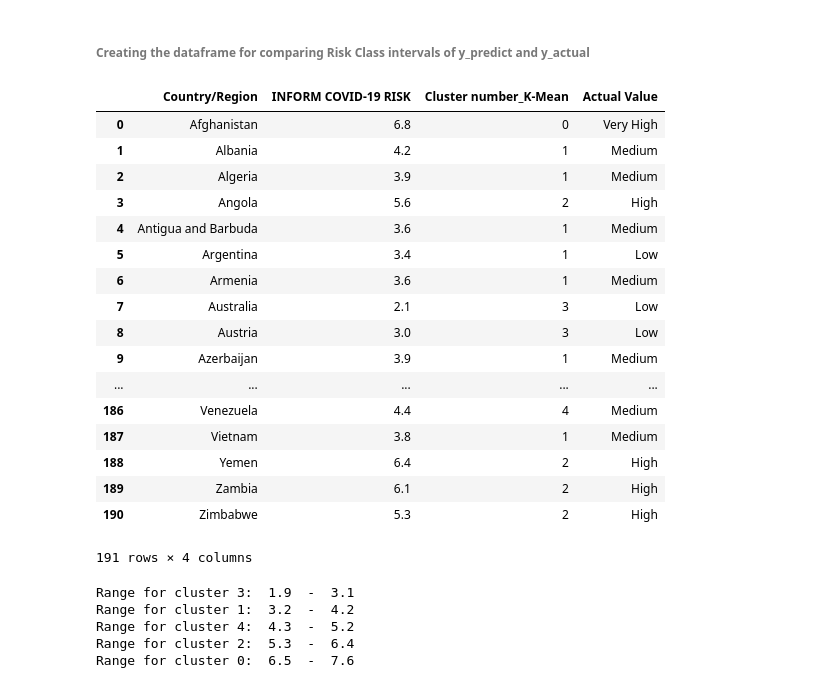
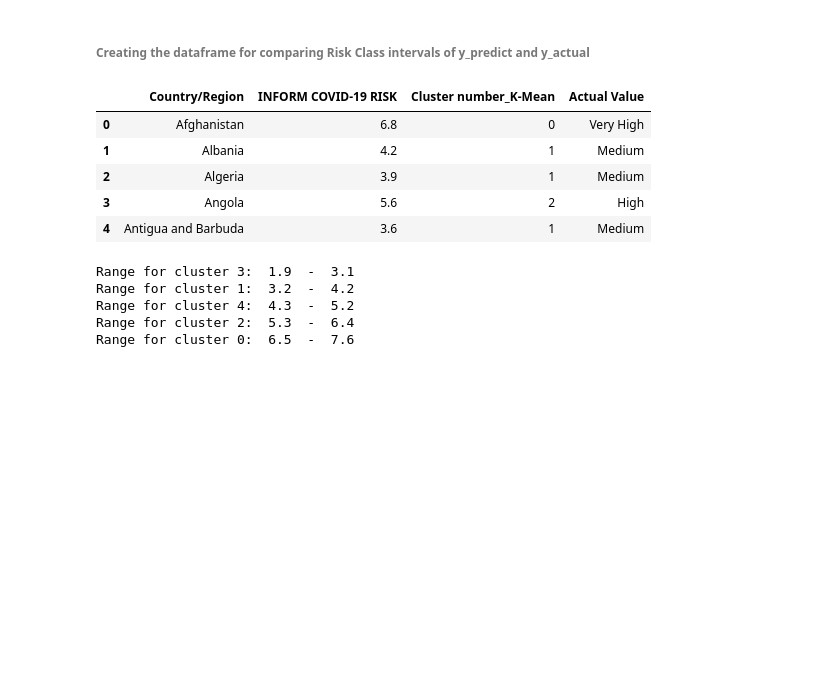
Before and after one commit to namitachhibba/COVID-19_ClusteringAnalysis, a Jupyter notebook: COVID-19 Project-V2-Clustering-Risk Data.ipynb, the cells around one changed output. Cells and saved outputs as stored; diff of their text form; code cells hidden in the pictures; blank space fills up the shorter version.

```diff
--- a/COVID-19 Project-V2-Clustering-Risk Data.ipynb
+++ b/COVID-19 Project-V2-Clustering-Risk Data.ipynb
@@ -13,6 +15,7 @@ import matplotlib.pyplot as plt
 # %% [markdown]
 ### Importing Filtered and Renamed Risk Index Data
 # %%
-df_risk = pd.read_csv("C:/Users/user/Downloads/COVID-19 Related Info/Created Files/Risk Index-Filtered-Renamed.csv", index_col ="Country/Region")
+# df_risk = pd.read_csv("C:/Users/user/Downloads/COVID-19 Related Info/Created Files/Risk Index-Filtered-Renamed.csv", index_col ="Country/Region")
+df_risk = pd.read_csv("https://raw.githubusercontent.com/namitachhibba/COVID-19_Analysis/master/Risk%20Index-Filtered-Renamed.csv?token=AGKBWBVISAG4ADY6UGL6TRS64CN7M")
 df_risk.head()
 # %% [output]
@@ -238,26 +240,14 @@ y_actual = data_1cat["COVID-19 RISK CLASS"]
 # %%
 df_clusters_km = pd.concat([data_1cat["Country/Region"], data_1cat["INFORM COVID-19 RISK"], y_predict, y_actual,], axis = 1, ignore_index=True)
 df_clusters_km = df_clusters_km.rename( columns = { 0: "Country/Region", 1:"INFORM COVID-19 RISK", 2: "Cluster number_K-Mean", 3 : "Actual Value"})
-df_clusters_km
+df_clusters_km.head()
 # %% [output]
 |  | Country/Region | INFORM COVID-19 RISK | Cluster number_K-Mean | Actual Value |
 | 0 | Afghanistan | 6.8 | 0 | Very High |
 | 1 | Albania | 4.2 | 1 | Medium |
 | 2 | Algeria | 3.9 | 1 | Medium |
 | 3 | Angola | 5.6 | 2 | High |
 | 4 | Antigua and Barbuda | 3.6 | 1 | Medium |
-| 5 | Argentina | 3.4 | 1 | Low |
-| 6 | Armenia | 3.6 | 1 | Medium |
-| 7 | Australia | 2.1 | 3 | Low |
-| 8 | Austria | 3.0 | 3 | Low |
-| 9 | Azerbaijan | 3.9 | 1 | Medium |
-| ... | ... | ... | ... | ... |
-| 186 | Venezuela | 4.4 | 4 | Medium |
-| 187 | Vietnam | 3.8 | 1 | Medium |
-| 188 | Yemen | 6.4 | 2 | High |
-| 189 | Zambia | 6.1 | 2 | High |
-| 190 | Zimbabwe | 5.3 | 2 | High |
-191 rows × 4 columns
 # %%
 df_3 = df_clusters_km[df_clusters_km["Cluster number_K-Mean"]==3]
 # print("min for cluster 3: ", df_3["INFORM COVID-19 RISK"].min() , "\n" , "max for cluster 3: " , df_3["INFORM COVID-19 RISK"].max())
```
Also changed, not shown: parts of 16 cells of this notebook.
